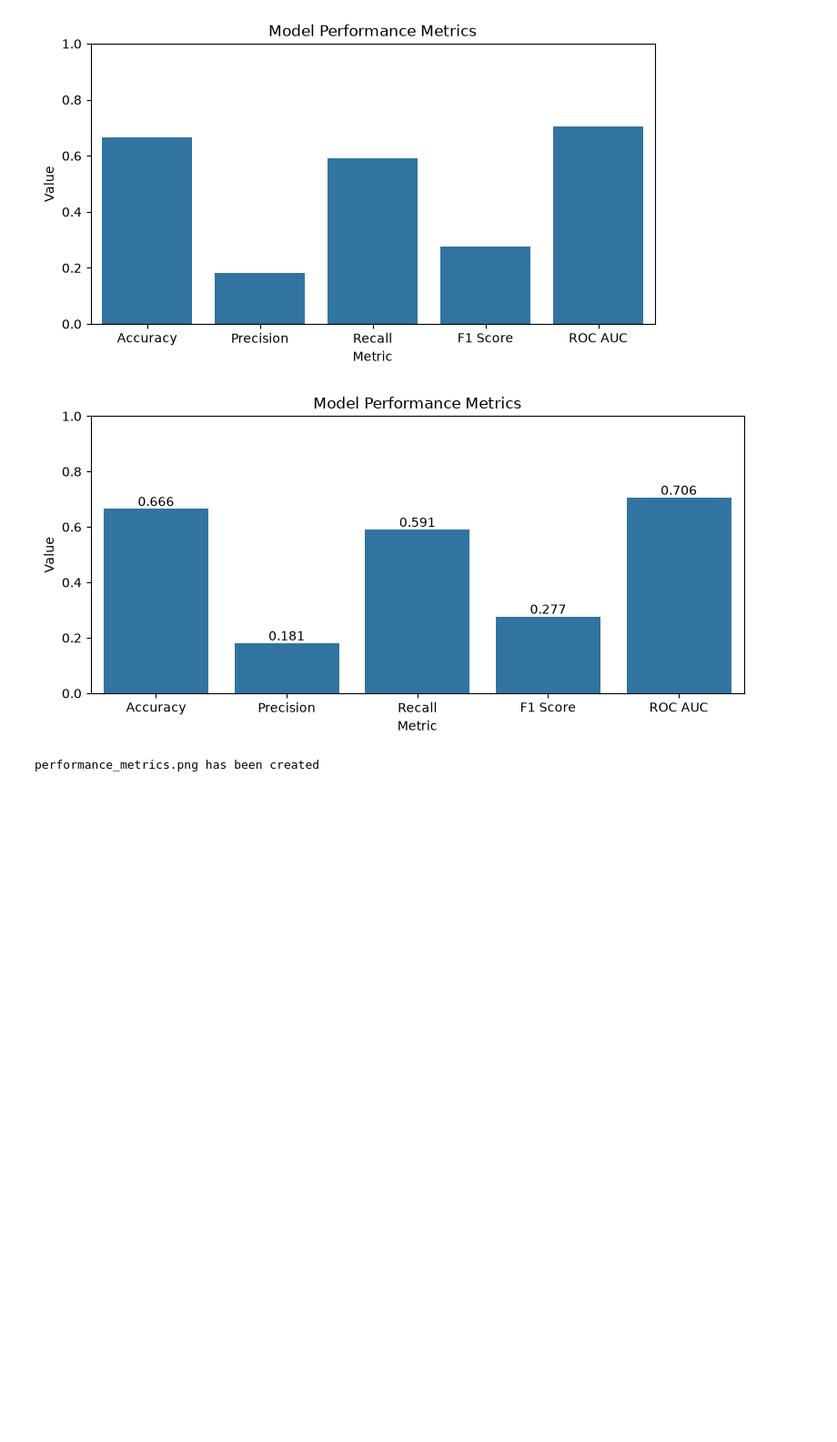
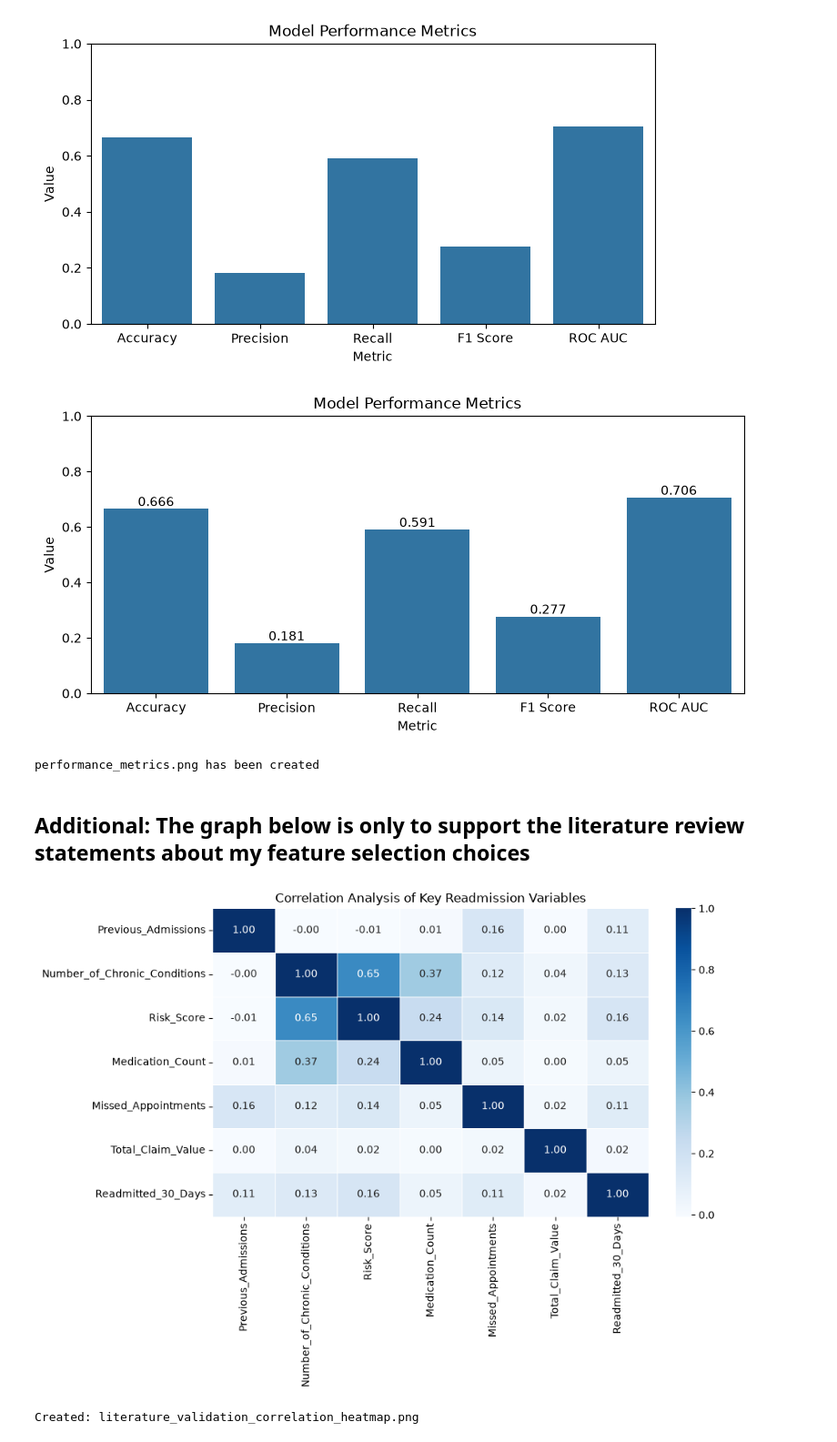
Before and after one commit to Tshego-1992/Capstone-CAP182, a Jupyter notebook: Notebooks/SS3_PartB.ipynb, the cells around one changed output. Shown at 91% size. Drawn from its saved outputs; the diff is of its cells as text; code cells hidden in the pictures; blank space fills up the shorter version.

```diff
--- a/Notebooks/SS3_PartB.ipynb
+++ b/Notebooks/SS3_PartB.ipynb
@@ -1000,3 +979,59 @@ print("performance_metrics.png has been created")
 # %% [output]
 [figure]
 performance_metrics.png has been created
+# %% [markdown]
+## Additional: The graph below is only to support the literature review statements about my feature selection choices
+# %%
+#________________________________________ CORRELATION ANALYSIS
+
+correlation_features = [
+
+    "Previous_Admissions",
+    "Number_of_Chronic_Conditions",
+    "Risk_Score",
+    "Medication_Count",
+    "Missed_Appointments",
+    "Total_Claim_Value",
+    "Readmitted_30_Days"
+
+]
+
+corr_matrix = (
+    df[correlation_features]
+    .corr()
+)
+
+
+# __________________________________________HEATMAP
+
+
+plt.figure(figsize=(10, 7))
+
+sns.heatmap(
+    corr_matrix,
+    annot=True,
+    cmap="Blues",
+    fmt=".2f",
+    linewidths=0.5
+)
+
+plt.title(
+    "Correlation Analysis of Key Readmission Variables"
+)
+
+plt.tight_layout()
+
+plt.savefig(
+    "literature_validation_correlation_heatmap.png",
+    dpi=300,
+    bbox_inches="tight"
+)
+
+plt.show()
+
+print(
+    "Created: literature_validation_correlation_heatmap.png"
+)
+# %% [output]
+[figure, added]
+Created: literature_validation_correlation_heatmap.png
```
Also changed, not shown: parts of 10 cells of this notebook.
